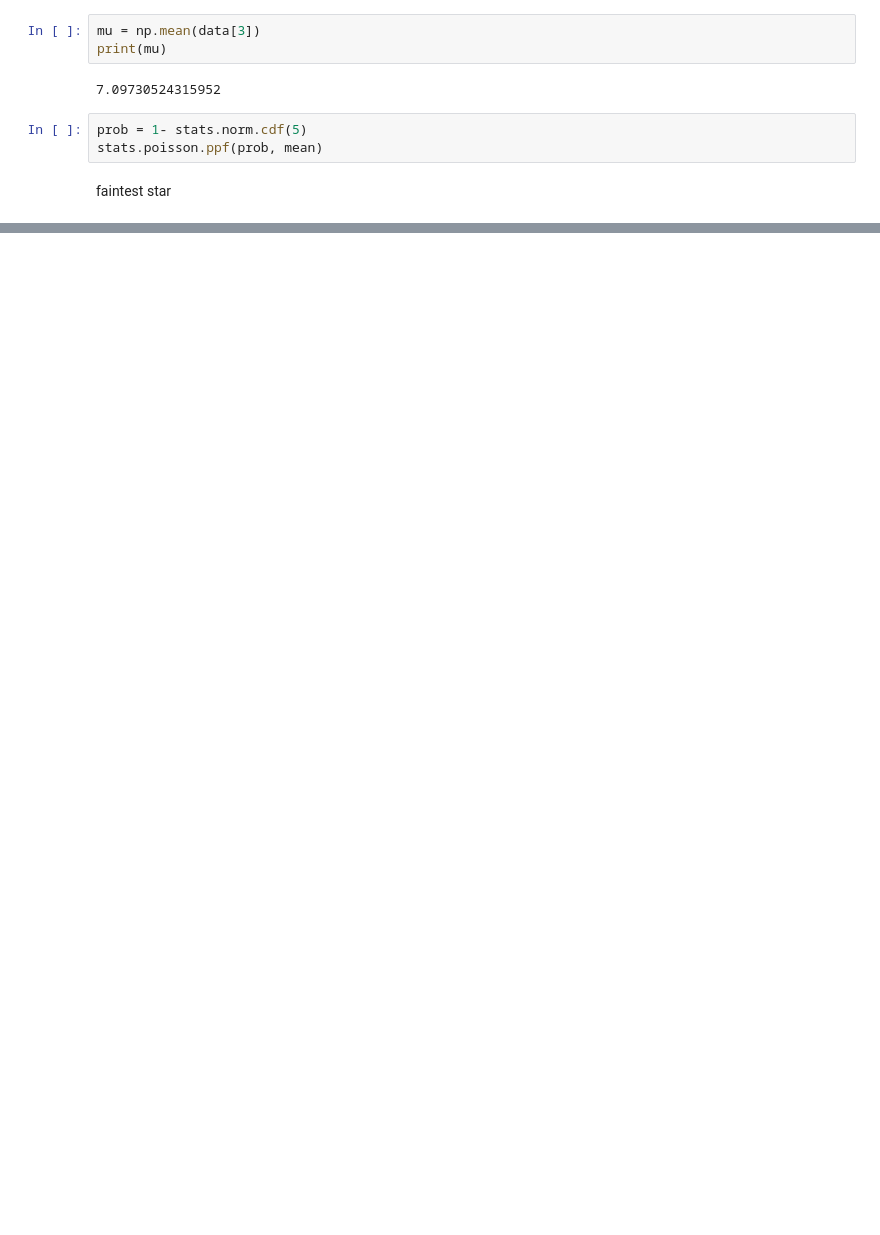
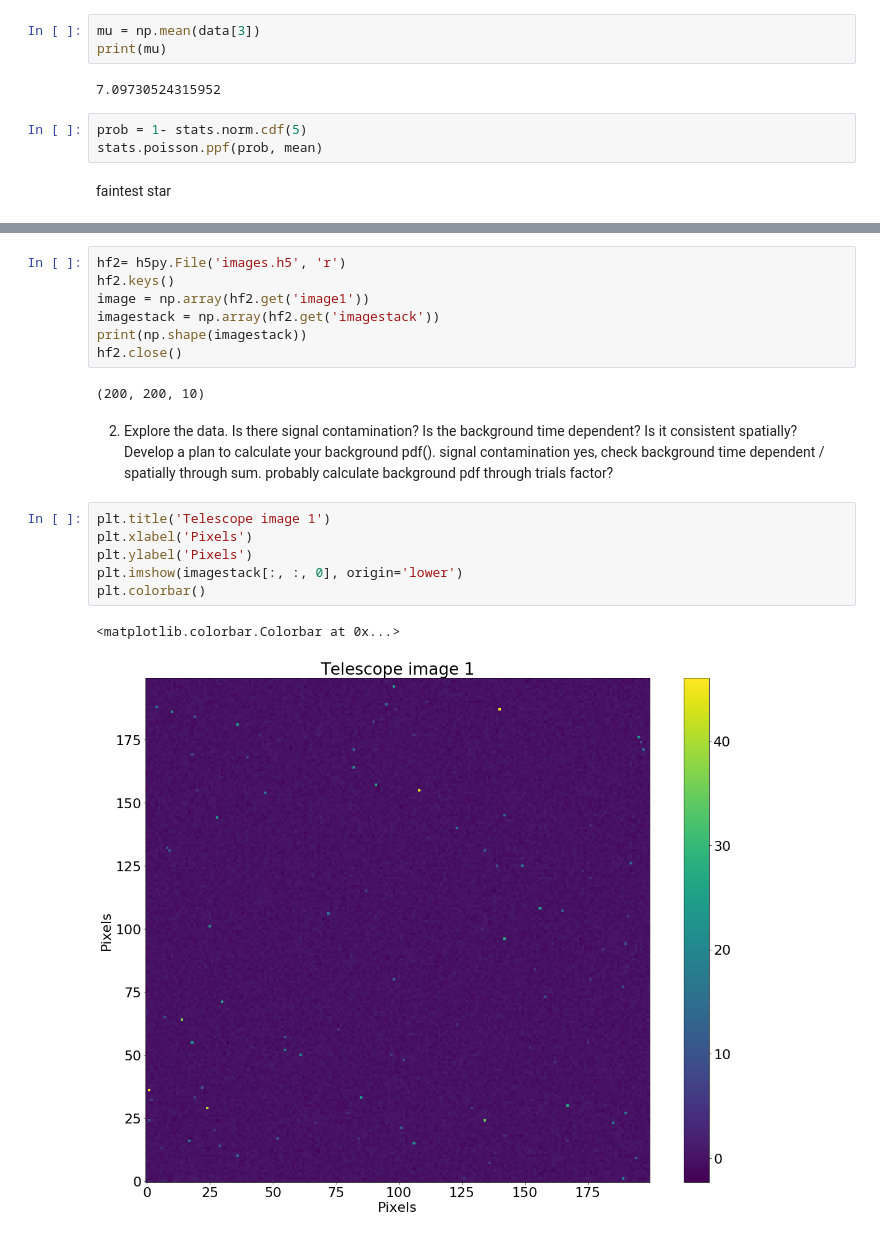
Before and after one commit to noahkim4648/Phys-434-Portfolio, a Jupyter notebook: Lab4.ipynb, the cells around one changed output, grey strips where cells are left out. Cells and saved outputs as stored; diff of their text form; blank space fills up the shorter version.

```diff
--- a/Lab4.ipynb
+++ b/Lab4.ipynb
@@ -117,0 +135,21 @@ faintest star
+# %%
+hf2= h5py.File('images.h5', 'r')
+hf2.keys()
+image = np.array(hf2.get('image1'))
+imagestack = np.array(hf2.get('imagestack'))
+print(np.shape(imagestack))
+hf2.close()
+# %% [output]
+(200, 200, 10)
+# %% [markdown]
+2) Explore the data. Is there signal contamination? Is the background time dependent? Is it consistent spatially? Develop a plan to calculate your background pdf().
+signal contamination yes, check background time dependent / spatially through sum. probably calculate background pdf through trials factor?
+# %%
+plt.title('Telescope image 1')
+plt.xlabel('Pixels')
+plt.ylabel('Pixels')
+plt.imshow(imagestack[:, :, 0], origin='lower')
+plt.colorbar()
+# %% [output]
+<matplotlib.colorbar.Colorbar at 0x...>
+[figure, added]
```
Also changed, not shown: parts of 25 cells of this notebook.
